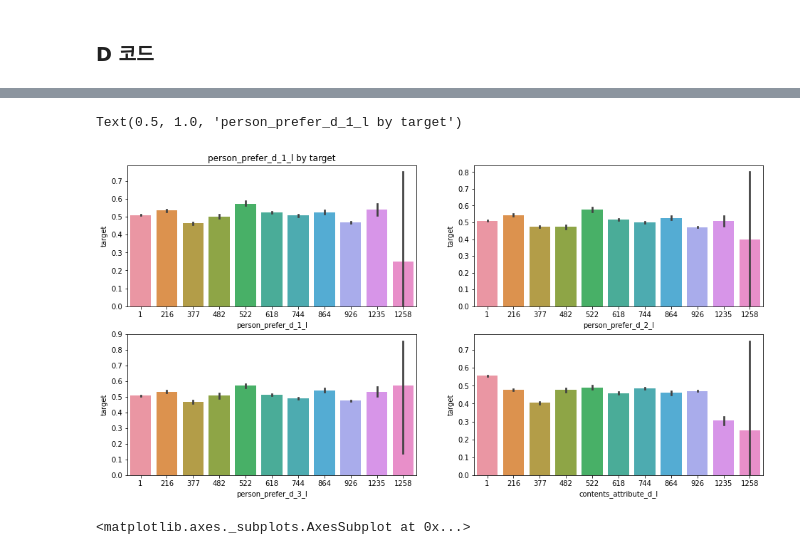
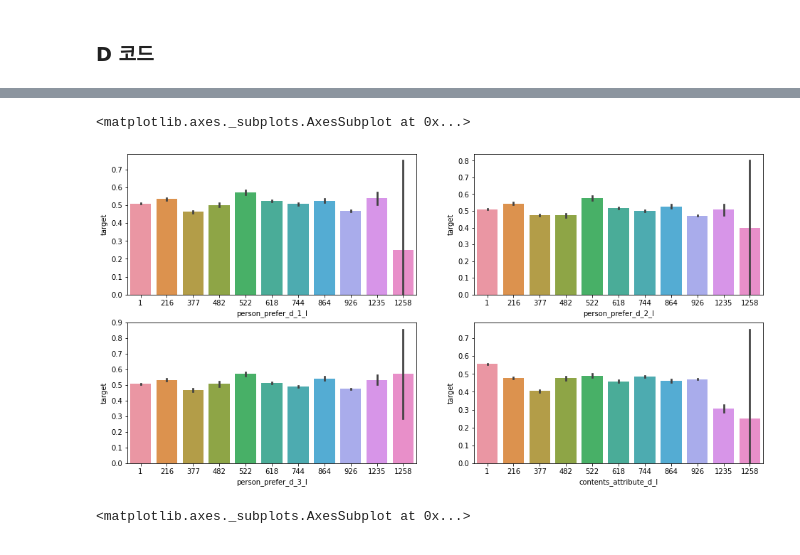
Before and after one commit to Proj-Caliber/Job-Care, a Jupyter notebook: Feature Engineering.ipynb, the cells around one changed output, grey strips where cells are left out. Cells and saved outputs as stored; diff of their text form; code cells hidden in the pictures.

```diff
--- a/Feature Engineering.ipynb
+++ b/Feature Engineering.ipynb
@@ -211,15 +130,13 @@ for i in 세분류:
 # %%
 fig, ax = plt.subplots(ncols = 2, nrows = 2, figsize = (16,8))
 
 sns.barplot(data = train, x = 'person_prefer_d_1_l', y = 'target', ax = ax[0,0])
 sns.barplot(data = train, x = 'person_prefer_d_2_l', y = 'target',ax = ax[0,1])
 sns.barplot(data = train, x = 'person_prefer_d_3_l',y = 'target', ax = ax[1,0])
 sns.barplot(data = train, x = 'contents_attribute_d_l', y = 'target',ax = ax[1,1])
-
-ax[0,0].set_title('person_prefer_d_1_l by target')
 # %% [output]
-Text(0.5, 1.0, 'person_prefer_d_1_l by target')
+<matplotlib.axes._subplots.AxesSubplot at 0x...>
-[figure, old version]
+[figure, new version]
 # %%
 ## person_prefer_d 대분류와 중분류 비교해보기
 plt.figure(figsize = (22,8))
```
Also changed, not shown: parts of 23 cells of this notebook.
